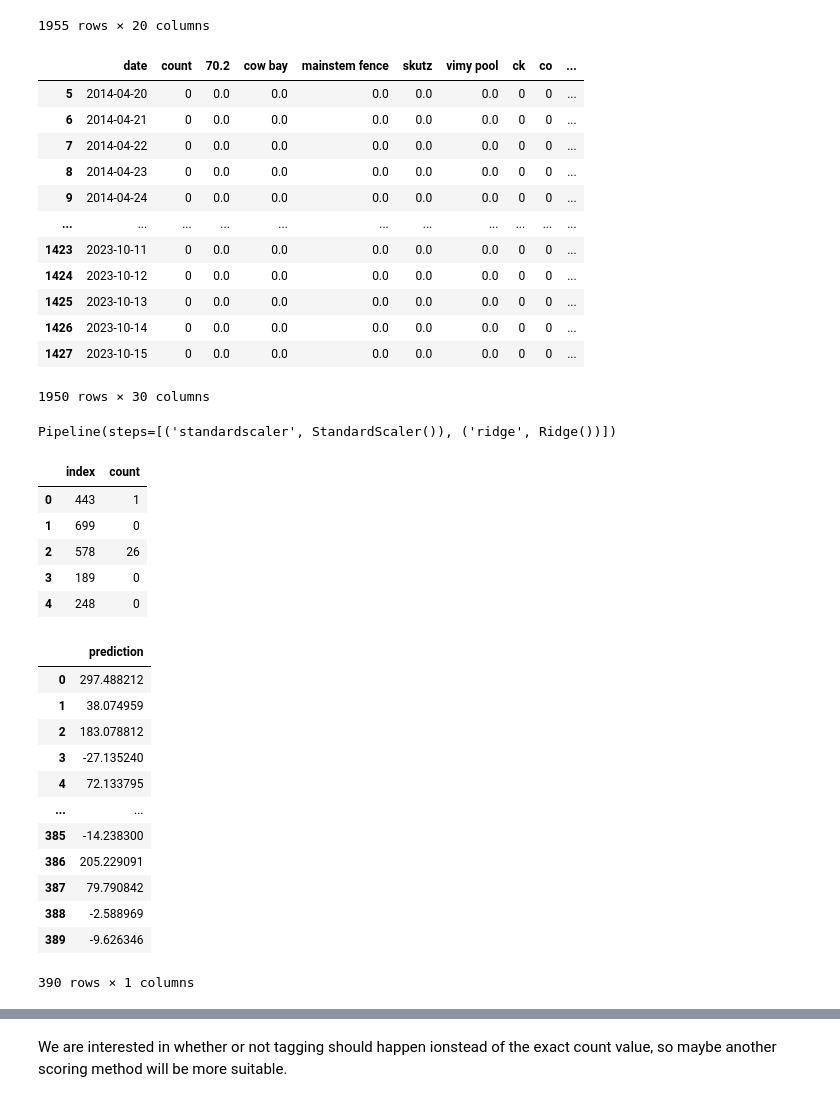
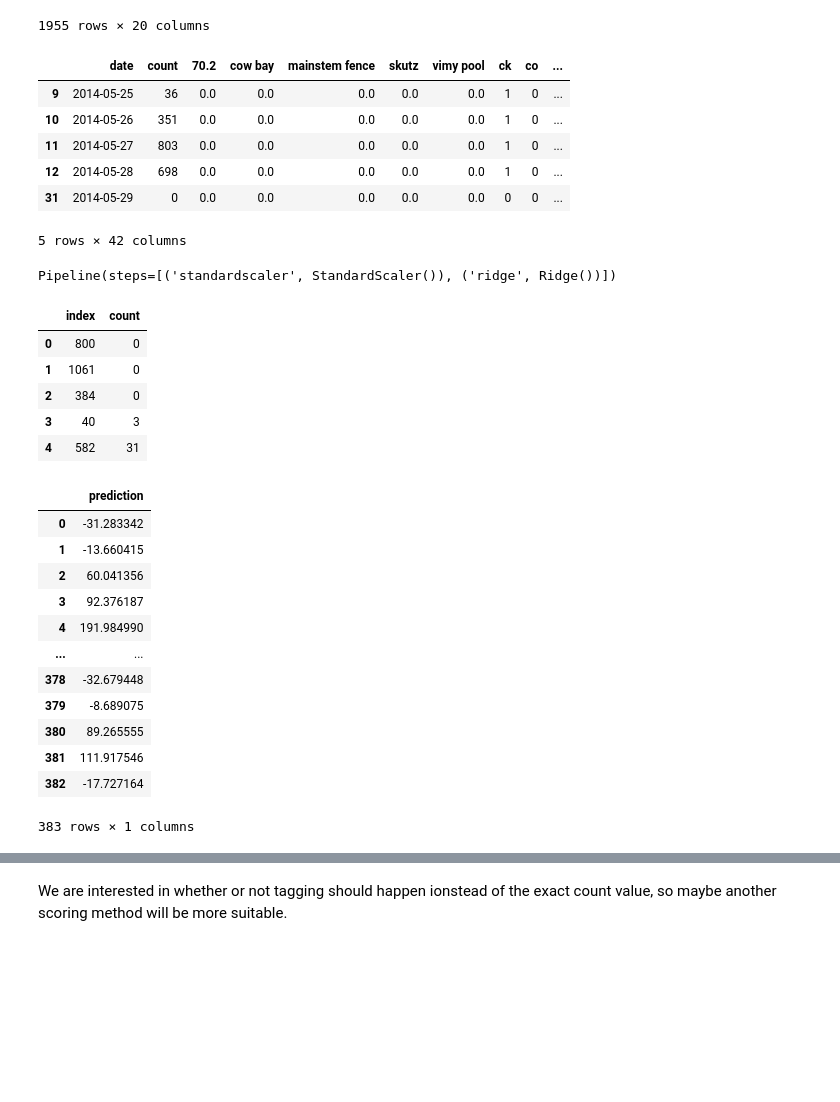
Before and after one commit to brahmwg/Bottlenecks_MDS_Capstone, a Jupyter notebook: outMigration_model/outM.ipynb, the cells around one changed output, grey strips where cells are left out. Saved outputs shown, nothing was run; the diff lists cells and outputs as text; code cells hidden in the pictures; blank space fills up the shorter version.

```diff
--- a/outMigration_model/outM.ipynb
+++ b/outMigration_model/outM.ipynb
@@ -1127,8 +1129,8 @@ df_complete
 | 1427 | 2023-10-15 | 0 | 0.0 | 0.0 | 0.0 | 0.0 | 0.0 | 0 | 0 | ... |
 1955 rows × 20 columns
 # %%
-def lag_df(df, date_col, columns_to_lag, lag=1):
-    # Make sure the DataFrame is sorted by date
+def lag_df(df, date_col, columns_to_lag, min_lag, max_lag):
+    # Ensure the DataFrame is sorted by date
     df = df.sort_values(date_col)
 
     # Initialize an empty DataFrame to store the lagged data
@@ -1136,36 +1138,30 @@ def lag_df(df, date_col, columns_to_lag, lag=1):
 
     # Loop through each specified column in the DataFrame
     for col in columns_to_lag:
-        # Create lagged versions of the column
-        for i in range(1, lag + 1):
+        # Create lagged versions of the column for the specified range
+        for i in range(min_lag, max_lag + 1):
             lagged_name = f'{col}_t-{i}'  # Create a name for the lagged column
             lagged_df[lagged_name] = df[col].shift(i)
 
     # Combine the original DataFrame with the lagged DataFrame
     result_df = pd.concat([df, lagged_df], axis=1)
 
+    # Drop rows with missing values resulting from the lagging
     result_df.dropna(inplace=True)
 
     return result_df
 # %%
 columns_to_lag = ['TEMP', 'FlowValue']
-
-lagged_data = lag_df(df_complete, 'date', columns_to_lag, lag=5)
-lagged_data
+lagged_data = lag_df(df_complete, 'date', columns_to_lag, min_lag=30, max_lag=40)
+lagged_data.head()
 # %% [output]
 |  | date | count | 70.2 | cow bay | mainstem fence | skutz | vimy pool | ck | co | ... |
-| 5 | 2014-04-20 | 0 | 0.0 | 0.0 | 0.0 | 0.0 | 0.0 | 0 | 0 | ... |
-| 6 | 2014-04-21 | 0 | 0.0 | 0.0 | 0.0 | 0.0 | 0.0 | 0 | 0 | ... |
-| 7 | 2014-04-22 | 0 | 0.0 | 0.0 | 0.0 | 0.0 | 0.0 | 0 | 0 | ... |
-| 8 | 2014-04-23 | 0 | 0.0 | 0.0 | 0.0 | 0.0 | 0.0 | 0 | 0 | ... |
-| 9 | 2014-04-24 | 0 | 0.0 | 0.0 | 0.0 | 0.0 | 0.0 | 0 | 0 | ... |
-| ... | ... | ... | ... | ... | ... | ... | ... | ... | ... | ... |
-| 1423 | 2023-10-11 | 0 | 0.0 | 0.0 | 0.0 | 0.0 | 0.0 | 0 | 0 | ... |
-| 1424 | 2023-10-12 | 0 | 0.0 | 0.0 | 0.0 | 0.0 | 0.0 | 0 | 0 | ... |
-| 1425 | 2023-10-13 | 0 | 0.0 | 0.0 | 0.0 | 0.0 | 0.0 | 0 | 0 | ... |
-| 1426 | 2023-10-14 | 0 | 0.0 | 0.0 | 0.0 | 0.0 | 0.0 | 0 | 0 | ... |
-| 1427 | 2023-10-15 | 0 | 0.0 | 0.0 | 0.0 | 0.0 | 0.0 | 0 | 0 | ... |
+| 9 | 2014-05-25 | 36 | 0.0 | 0.0 | 0.0 | 0.0 | 0.0 | 1 | 0 | ... |
+| 10 | 2014-05-26 | 351 | 0.0 | 0.0 | 0.0 | 0.0 | 0.0 | 1 | 0 | ... |
+| 11 | 2014-05-27 | 803 | 0.0 | 0.0 | 0.0 | 0.0 | 0.0 | 1 | 0 | ... |
+| 12 | 2014-05-28 | 698 | 0.0 | 0.0 | 0.0 | 0.0 | 0.0 | 1 | 0 | ... |
+| 31 | 2014-05-29 | 0 | 0.0 | 0.0 | 0.0 | 0.0 | 0.0 | 0 | 0 | ... |
-1950 rows × 30 columns
+5 rows × 42 columns
 # %%
 cols = [col for col in lagged_data.columns if col != 'count'] + ['count']
 lagged_data = lagged_data[cols]
@@ -1196,27 +1188,27 @@ test = pd.DataFrame(y_test).reset_index()
 test.head()
 # %% [output]
 |  | index | count |
-| 0 | 443 | 1 |
-| 1 | 699 | 0 |
-| 2 | 578 | 26 |
-| 3 | 189 | 0 |
-| 4 | 248 | 0 |
+| 0 | 800 | 0 |
+| 1 | 1061 | 0 |
+| 2 | 384 | 0 |
+| 3 | 40 | 3 |
+| 4 | 582 | 31 |
 # %%
 predict
 # %% [output]
 |  | prediction |
-| 0 | 297.488212 |
-| 1 | 38.074959 |
-| 2 | 183.078812 |
-| 3 | -27.135240 |
-| 4 | 72.133795 |
+| 0 | -31.283342 |
+| 1 | -13.660415 |
+| 2 | 60.041356 |
+| 3 | 92.376187 |
+| 4 | 191.984990 |
 | ... | ... |
-| 385 | -14.238300 |
-| 386 | 205.229091 |
-| 387 | 79.790842 |
-| 388 | -2.588969 |
-| 389 | -9.626346 |
+| 378 | -32.679448 |
+| 379 | -8.689075 |
+| 380 | 89.265555 |
+| 381 | 111.917546 |
+| 382 | -17.727164 |
-390 rows × 1 columns
+383 rows × 1 columns
 # %%
 test
 # %% [output]
```
Also changed, not shown: parts of 22 cells of this notebook.
